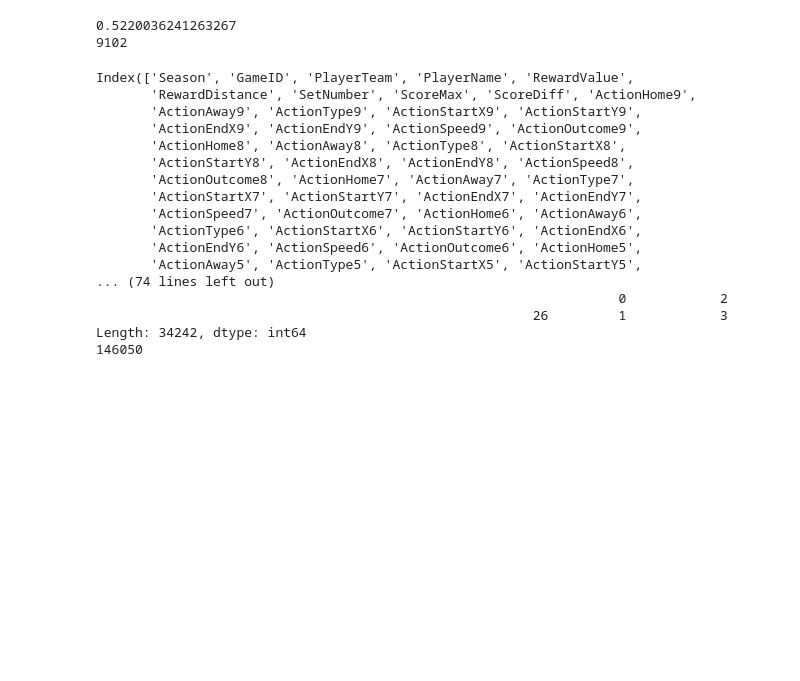
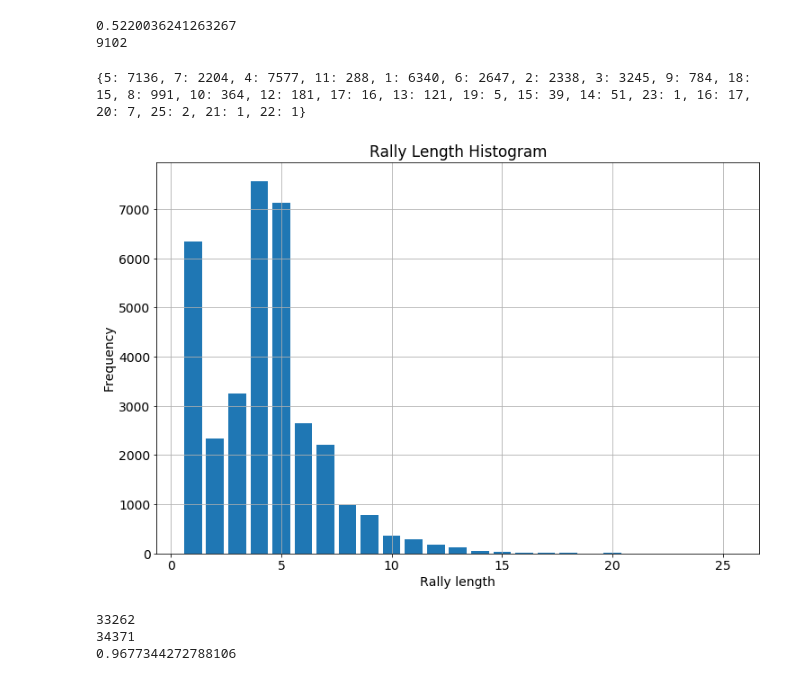
Before and after one commit to sfu-cl-lab/martin-project, a Jupyter notebook: notebook/Questions.ipynb, the cells around one changed output. Drawn from its saved outputs; the diff is of its cells as text; code cells hidden in the pictures; blank space fills up the shorter version.

```diff
--- a/notebook/Questions.ipynb
+++ b/notebook/Questions.ipynb
@@ -742,25 +738,39 @@ print(k)
 # %% [output]
 0.5220036241263267
 9102
-# %%
-print(vb.columns)
-print(vb.groupby(['GameID','SetNumber', 'ScoreMax', 'ScoreDiff']).size())
-print(len(vb))
-# %% [output]
-Index(['Season', 'GameID', 'PlayerTeam', 'PlayerName', 'RewardValue',
-       'RewardDistance', 'SetNumber', 'ScoreMax', 'ScoreDiff', 'ActionHome9',
-       'ActionAway9', 'ActionType9', 'ActionStartX9', 'ActionStartY9',
-       'ActionEndX9', 'ActionEndY9', 'ActionSpeed9', 'ActionOutcome9',
-       'ActionHome8', 'ActionAway8', 'ActionType8', 'ActionStartX8',
-       'ActionStartY8', 'ActionEndX8', 'ActionEndY8', 'ActionSpeed8',
-       'ActionOutcome8', 'ActionHome7', 'ActionAway7', 'ActionType7',
-       'ActionStartX7', 'ActionStartY7', 'ActionEndX7', 'ActionEndY7',
-       'ActionSpeed7', 'ActionOutcome7', 'ActionHome6', 'ActionAway6',
-       'ActionType6', 'ActionStartX6', 'ActionStartY6', 'ActionEndX6',
-       'ActionEndY6', 'ActionSpeed6', 'ActionOutcome6', 'ActionHome5',
-       'ActionAway5', 'ActionType5', 'ActionStartX5', 'ActionStartY5',
-... (74 lines left out)
-                                                                   0            2
-                                                        26         1            3
-Length: 34242, dtype: int64
-146050
+# %%
+# rally lengths
+lengths = {}
+prevDist = 0
+for k,line in vb.iterrows():
+    dist = int(line['RewardDistance'])
+    if dist >= prevDist:
+        length = dist + 1
+        if length not in lengths:
+            lengths[length] = 0
+        lengths[length] += 1
+    prevDist = dist
+print(lengths)
+# %% [output]
+{5: 7136, 7: 2204, 4: 7577, 11: 288, 1: 6340, 6: 2647, 2: 2338, 3: 3245, 9: 784, 18: 15, 8: 991, 10: 364, 12: 181, 17: 16, 13: 121, 19: 5, 15: 39, 14: 51, 23: 1, 16: 17, 20: 7, 25: 2, 21: 1, 22: 1}
+# %%
+import matplotlib.pyplot as plt
+plt.rcParams.update({'font.size': 14})
+fig = plt.figure(figsize=(12,8))
+plt.title('Rally Length Histogram')
+plt.grid(True)
+plt.xlabel('Rally length')
+plt.ylabel('Frequency')
+plt.bar(lengths.keys(), lengths.values())
+plt.show()
+fig.savefig('rally_lengths.pdf', format='pdf')
+# %% [output]
+[figure, added]
+# %%
+print(sum([lengths[l] for l in range(1,10)]))
+print(sum(lengths.values()))
+print(sum([lengths[l] for l in range(1,10)])/sum(lengths.values()))
+# %% [output]
+33262
+34371
+0.9677344272788106
```
Also changed, not shown: parts of 1 cell of this notebook, 6 other files.
